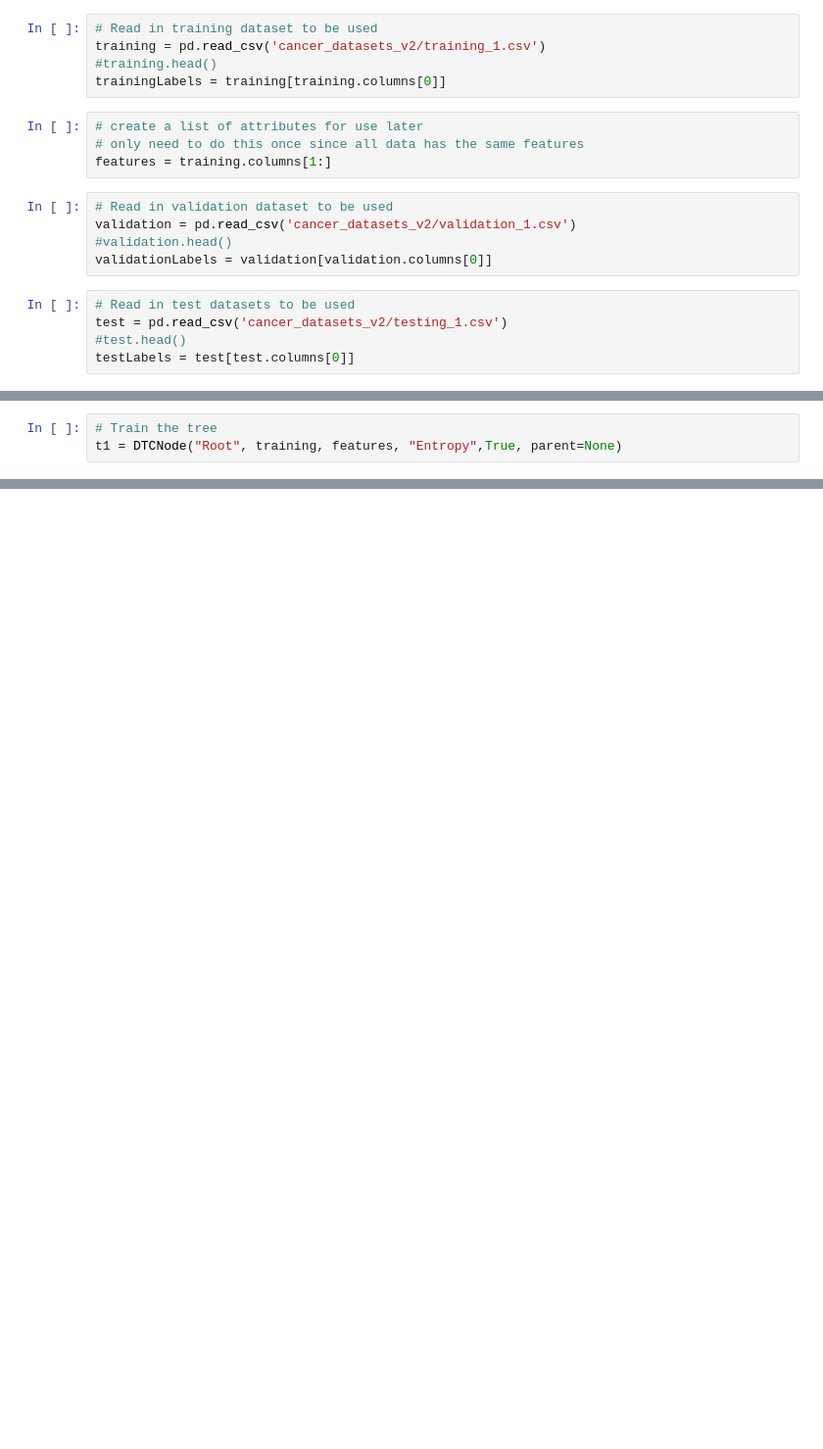
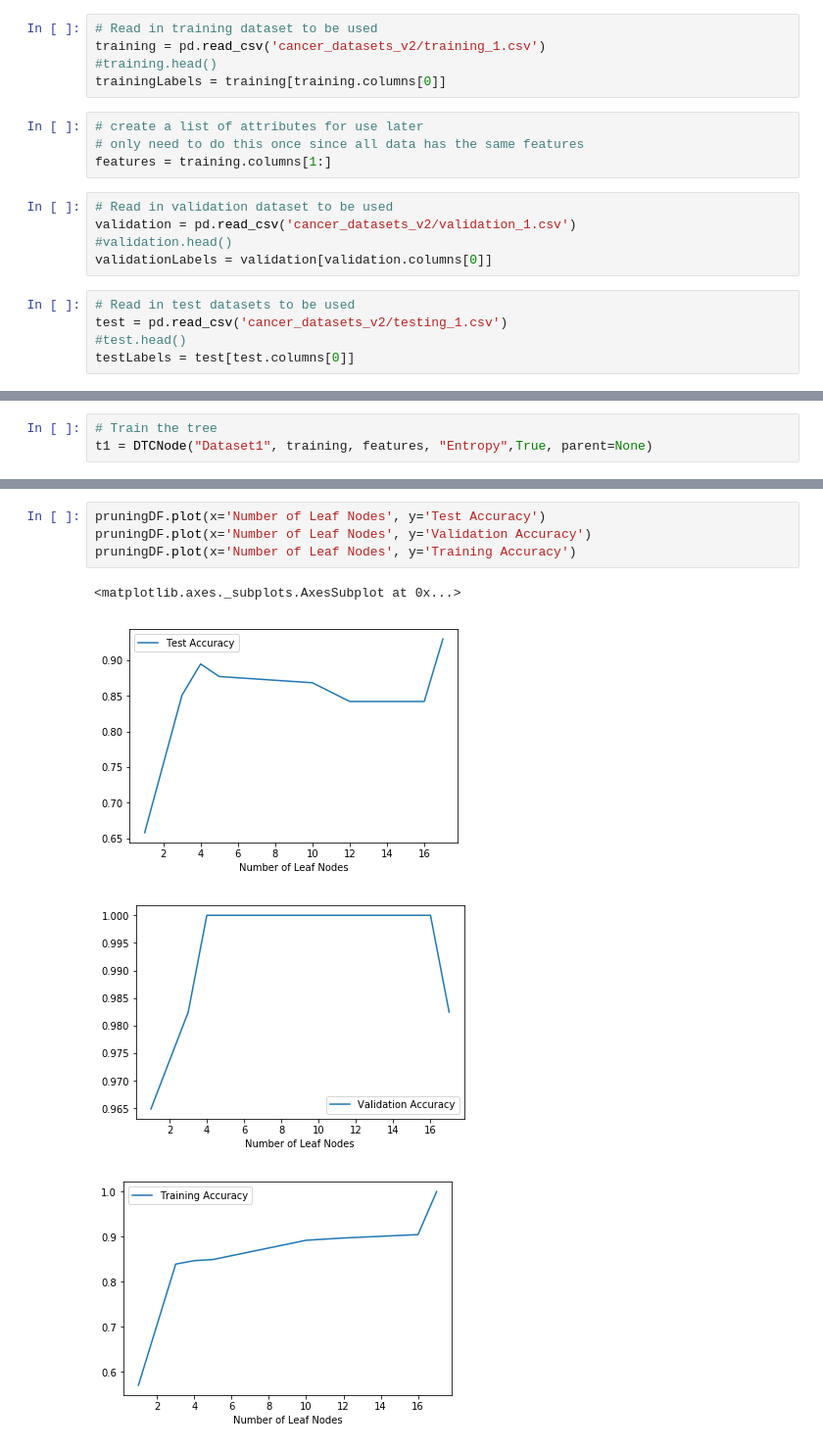
Before and after one commit to DWatkins/MachineLearning, a Jupyter notebook: Assignment1/Assignment 1 - Decision Tree Classifier.ipynb, the cells around one changed output, grey strips where cells are left out. Shown: that part at 98% size. Saved outputs shown, nothing was run; the diff lists cells and outputs as text; blank space fills up the shorter version.

```diff
--- a/Assignment1/Assignment 1 - Decision Tree Classifier.ipynb
+++ b/Assignment1/Assignment 1 - Decision Tree Classifier.ipynb
@@ -290,3 +386,3 @@ The following block trains the tree on this data, using the **Entropy** impurity
 # %%
 # Train the tree
-t1 = DTCNode("Root", training, features, "Entropy",True, parent=None)
+t1 = DTCNode("Dataset1", training, features, "Entropy",True, parent=None)
@@ -352,0 +525,9 @@ Unfortunately I ran out of time before getting to this section. The pruning algo
+# %%
+pruningDF.plot(x='Number of Leaf Nodes', y='Test Accuracy')
+pruningDF.plot(x='Number of Leaf Nodes', y='Validation Accuracy')
+pruningDF.plot(x='Number of Leaf Nodes', y='Training Accuracy')
+# %% [output]
+<matplotlib.axes._subplots.AxesSubplot at 0x...>
+[figure, added]
+[figure, added]
+[figure, added]
```
Also changed, not shown: parts of 37 cells of this notebook, 7 other files.
